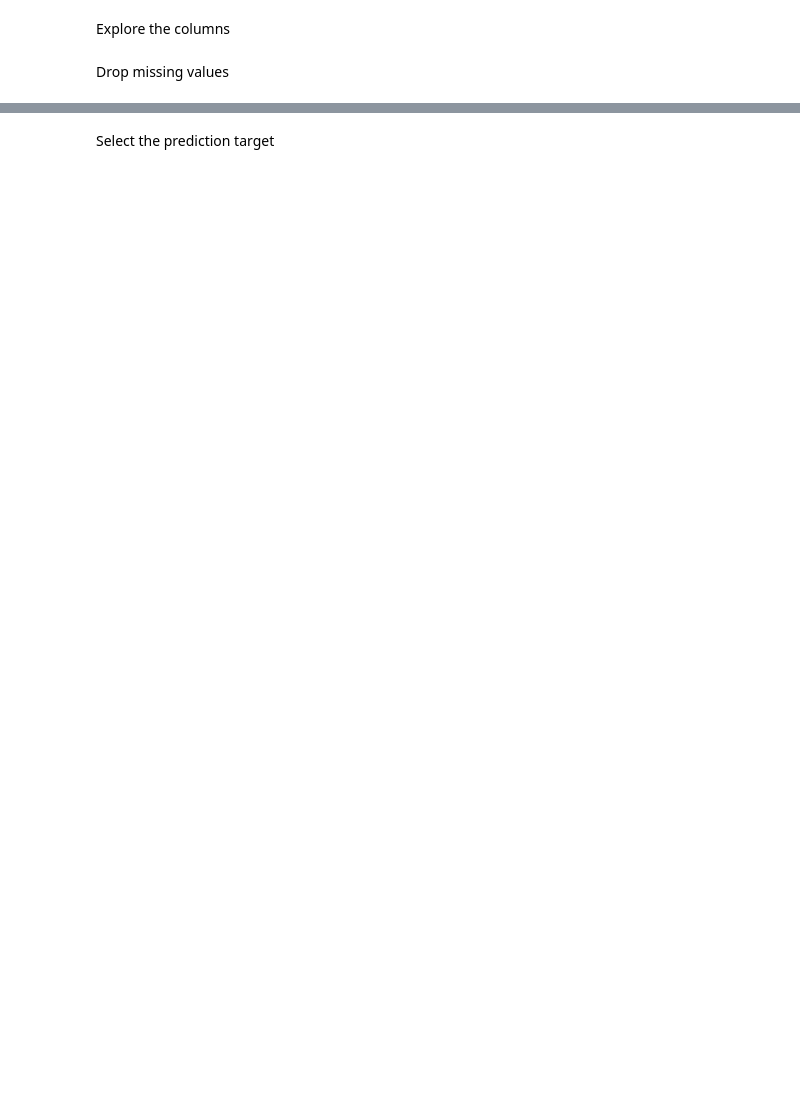
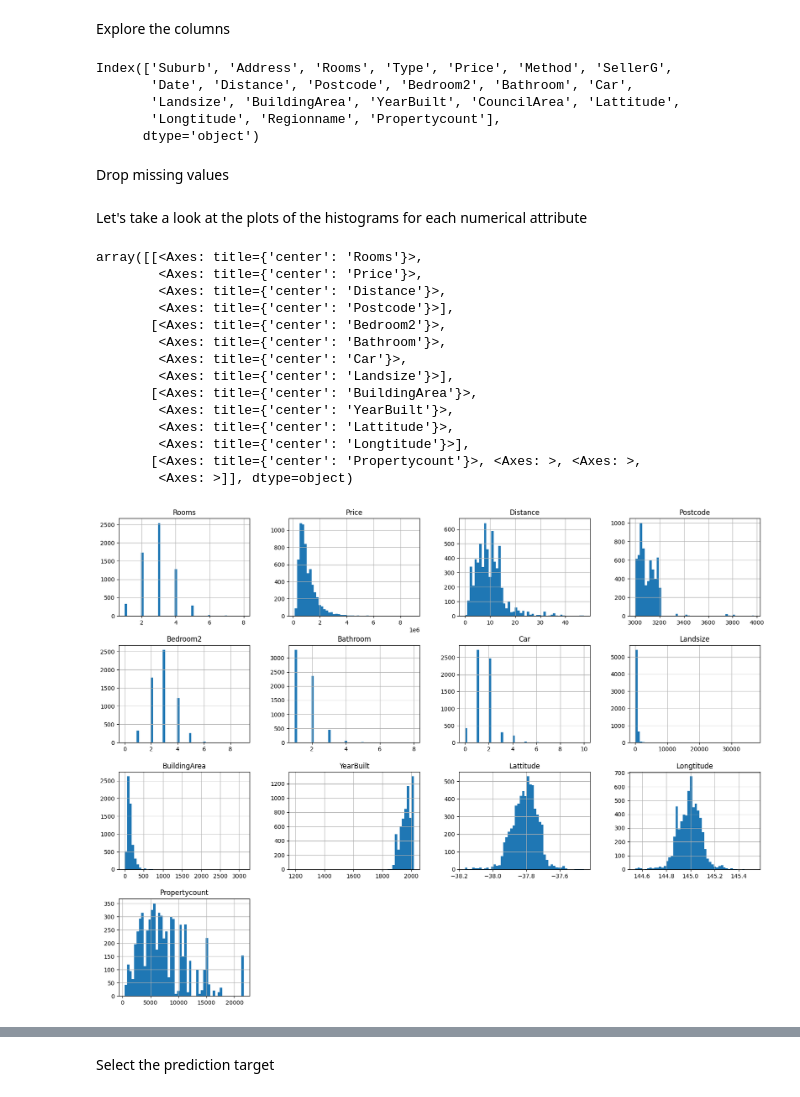
Before and after one commit to raoulraft/Network-Intelligence-Course, a Jupyter notebook: l1_melbourne_house_prices.ipynb, the cells around one changed output, grey strips where cells are left out. Drawn from its saved outputs; the diff is of its cells as text; code cells hidden in the pictures; blank space fills up the shorter version.

Commit message:
L1 Course updated

```diff
--- a/l1_melbourne_house_prices.ipynb
+++ b/l1_melbourne_house_prices.ipynb
@@ -6,8 +6,8 @@ import pandas as pd
 Let's explore the data (**change melbourne_file_path to the github/other url**)
 # %%
 # save filepath to variable for easier access
-melbourne_file_path = '../input/melbourne-housing-snapshot/melb_data.csv'
+melbourne_file_path = 'https://raw.githubusercontent.com/raoulraft/Network-Intelligence-Course/main/melb_data.csv'
 # read the data and store data in DataFrame titled melbourne_data
-melbourne_data = pd.read_csv(melbourne_file_path)
+melbourne_data = pd.read_csv(melbourne_file_path,on_bad_lines='skip')
 # print a summary of the data in Melbourne data
 melbourne_data.describe()
@@ -15,8 +25,34 @@ melbourne_data.describe()
 Explore the columns
 # %%
 melbourne_data.columns
+# %% [output]
+Index(['Suburb', 'Address', 'Rooms', 'Type', 'Price', 'Method', 'SellerG',
+       'Date', 'Distance', 'Postcode', 'Bedroom2', 'Bathroom', 'Car',
+       'Landsize', 'BuildingArea', 'YearBuilt', 'CouncilArea', 'Lattitude',
+       'Longtitude', 'Regionname', 'Propertycount'],
+      dtype='object')
 # %% [markdown]
 Drop missing values
 # %%
 # dropna drops missing values (think of na as "not available")
 melbourne_data = melbourne_data.dropna(axis=0)
+# %% [markdown]
+Let's take a look at the plots of the histograms for each numerical attribute
+# %%
+melbourne_data.hist(bins=50, figsize=(20,15))
+# %% [output]
+array([[<Axes: title={'center': 'Rooms'}>,
+        <Axes: title={'center': 'Price'}>,
+        <Axes: title={'center': 'Distance'}>,
+        <Axes: title={'center': 'Postcode'}>],
+       [<Axes: title={'center': 'Bedroom2'}>,
+        <Axes: title={'center': 'Bathroom'}>,
+        <Axes: title={'center': 'Car'}>,
+        <Axes: title={'center': 'Landsize'}>],
+       [<Axes: title={'center': 'BuildingArea'}>,
+        <Axes: title={'center': 'YearBuilt'}>,
+        <Axes: title={'center': 'Lattitude'}>,
+        <Axes: title={'center': 'Longtitude'}>],
+       [<Axes: title={'center': 'Propertycount'}>, <Axes: >, <Axes: >,
+        <Axes: >]], dtype=object)
+[figure, added]
```
Also changed, not shown: parts of 13 cells of this notebook.
